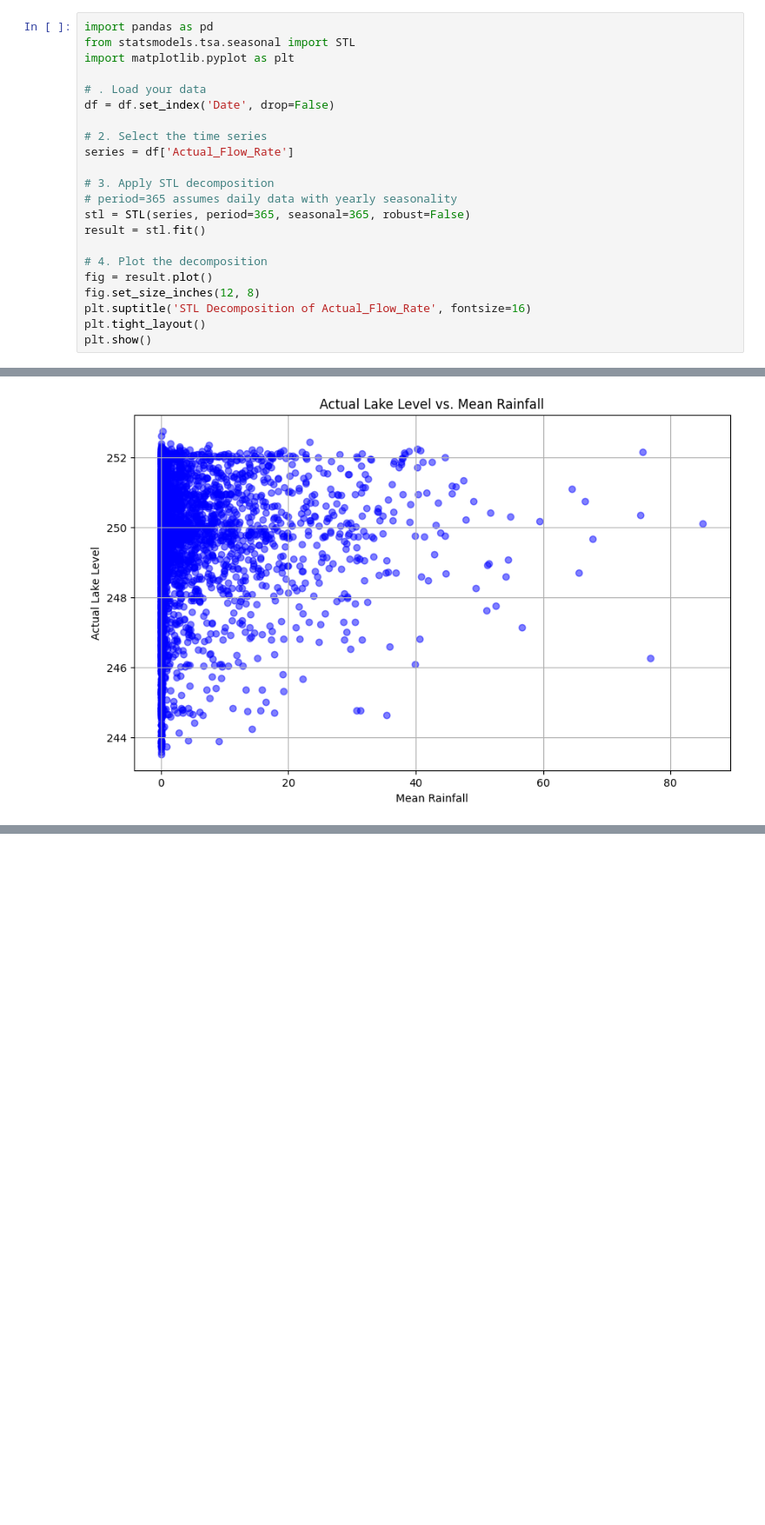
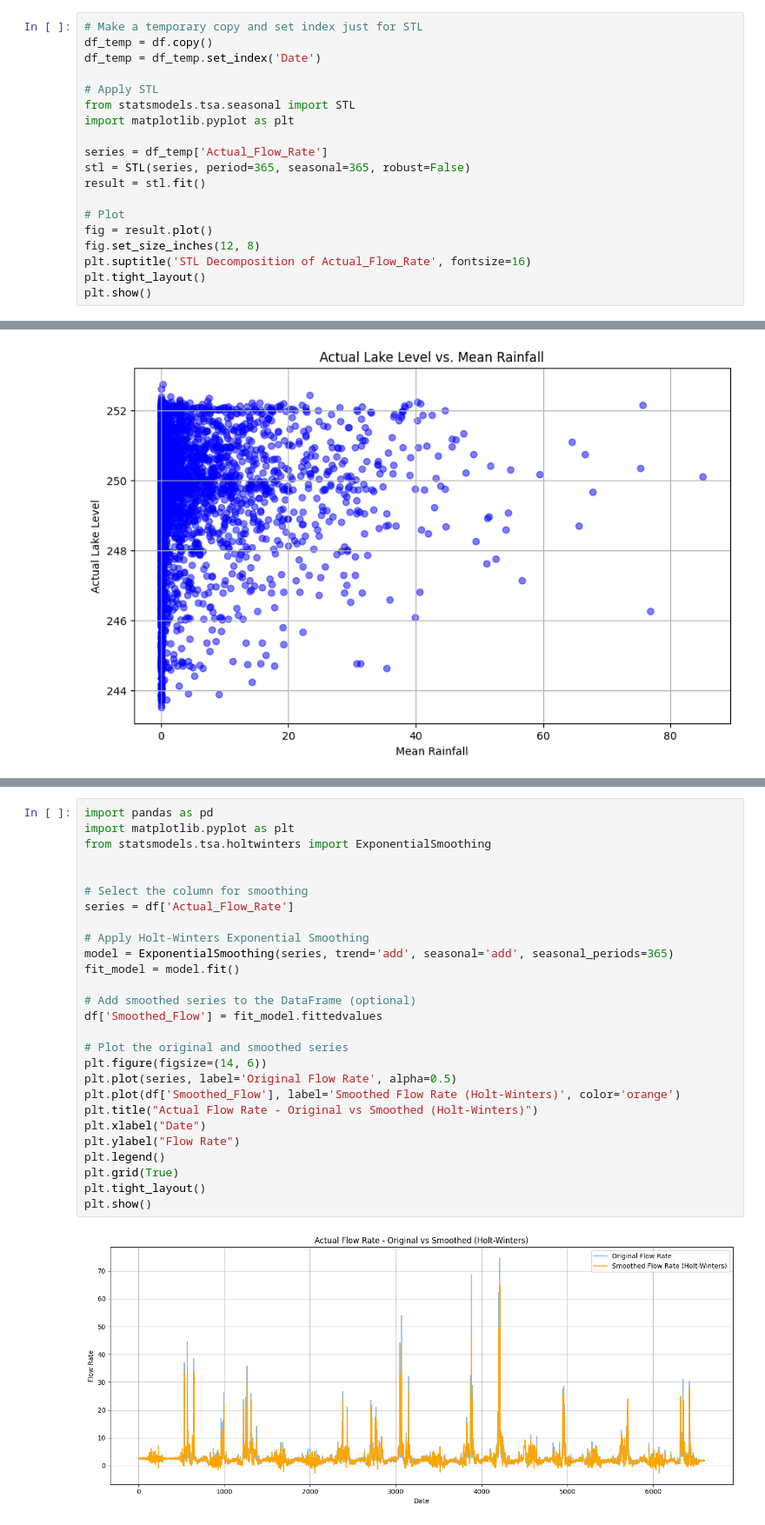
Before and after one commit to MohamamdAghaei/Acea-Smart-Water-Analytics, a Jupyter notebook: Big_Data_project_Water_Analytics.ipynb, the cells around one changed output, grey strips where cells are left out. Shown at 87% size. Cells and saved outputs as stored; diff of their text form; blank space fills up the shorter version.

```diff
--- a/Big_Data_project_Water_Analytics.ipynb
+++ b/Big_Data_project_Water_Analytics.ipynb
@@ -273,20 +248,17 @@ except Exception as e:
 # %%
-import pandas as pd
+# Make a temporary copy and set index just for STL
+df_temp = df.copy()
+df_temp = df_temp.set_index('Date')
+
+# Apply STL
 from statsmodels.tsa.seasonal import STL
 import matplotlib.pyplot as plt
 
-# . Load your data
-df = df.set_index('Date', drop=False)
-
-# 2. Select the time series
-series = df['Actual_Flow_Rate']
-
-# 3. Apply STL decomposition
-# period=365 assumes daily data with yearly seasonality
+series = df_temp['Actual_Flow_Rate']
 stl = STL(series, period=365, seasonal=365, robust=False)
 result = stl.fit()
 
-# 4. Plot the decomposition
+# Plot
 fig = result.plot()
 fig.set_size_inches(12, 8)
 plt.suptitle('STL Decomposition of Actual_Flow_Rate', fontsize=16)
@@ -724,0 +716,29 @@ plt.show()
+# %%
+import pandas as pd
+import matplotlib.pyplot as plt
+from statsmodels.tsa.holtwinters import ExponentialSmoothing
+
+
+# Select the column for smoothing
+series = df['Actual_Flow_Rate']
+
+# Apply Holt-Winters Exponential Smoothing
+model = ExponentialSmoothing(series, trend='add', seasonal='add', seasonal_periods=365)
+fit_model = model.fit()
+
+# Add smoothed series to the DataFrame (optional)
+df['Smoothed_Flow'] = fit_model.fittedvalues
+
+# Plot the original and smoothed series
+plt.figure(figsize=(14, 6))
+plt.plot(series, label='Original Flow Rate', alpha=0.5)
+plt.plot(df['Smoothed_Flow'], label='Smoothed Flow Rate (Holt-Winters)', color='orange')
+plt.title("Actual Flow Rate - Original vs Smoothed (Holt-Winters)")
+plt.xlabel("Date")
+plt.ylabel("Flow Rate")
+plt.legend()
+plt.grid(True)
+plt.tight_layout()
+plt.show()
+# %% [output]
+[figure, added]
```
Also changed, not shown: parts of 24 cells of this notebook.
